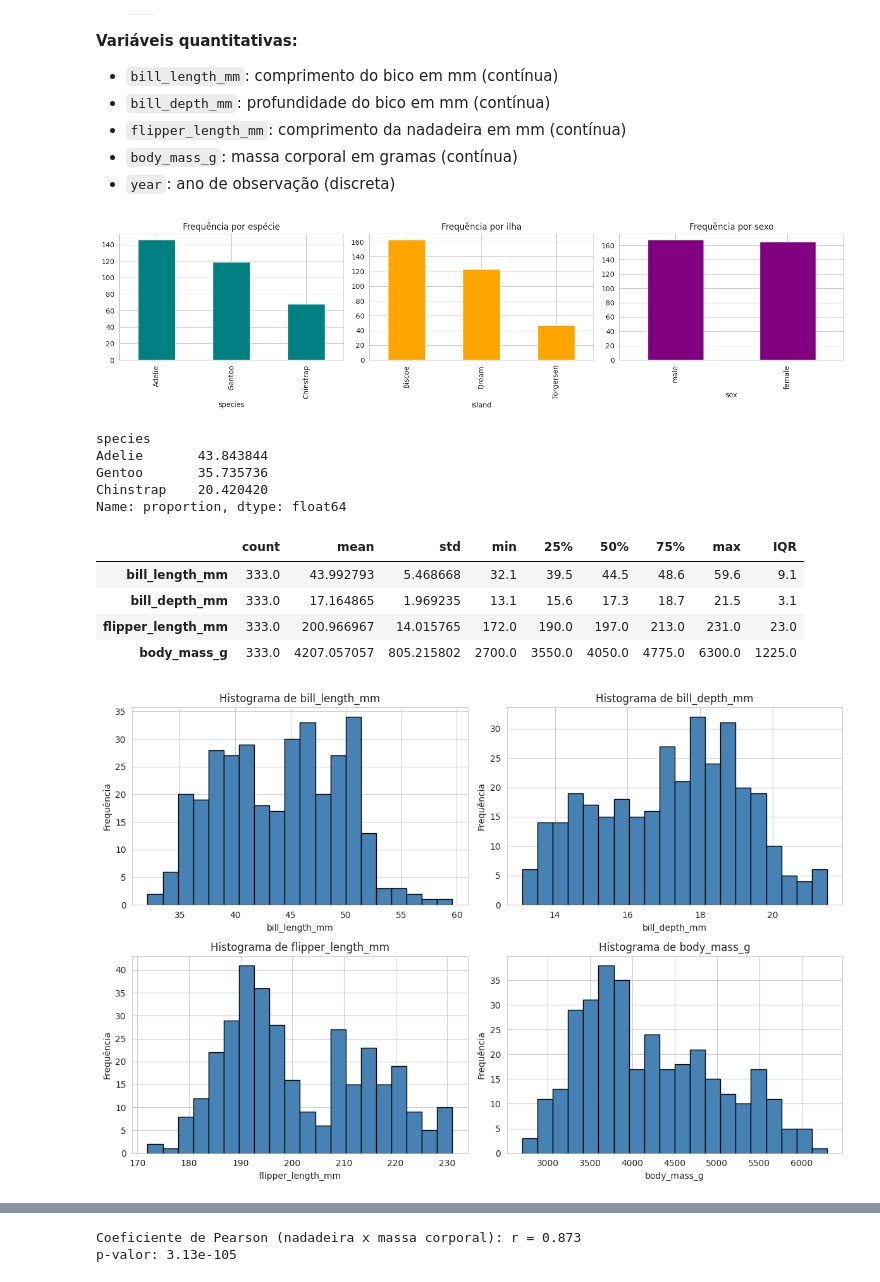
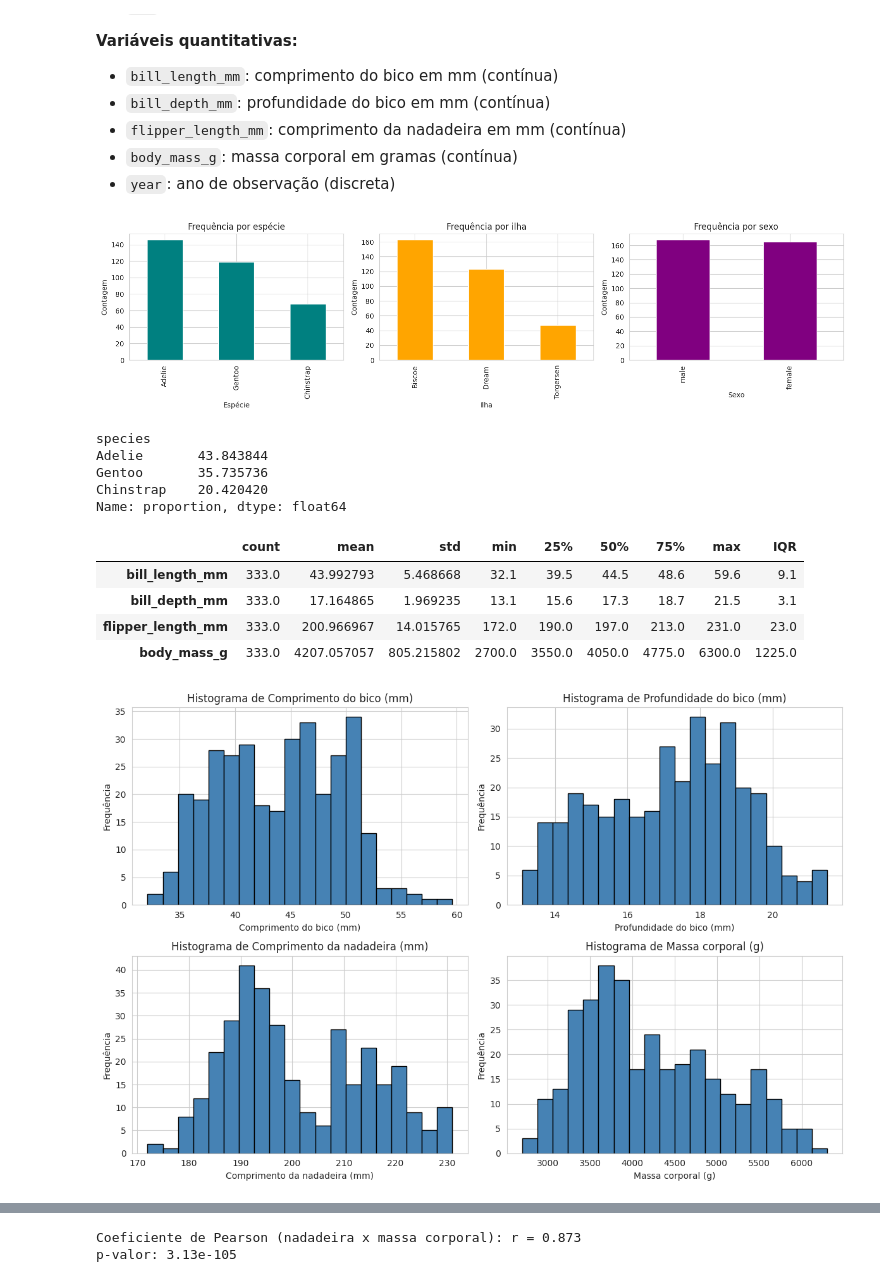
Before and after one commit to babiologa/Bioestat-stica, a Jupyter notebook: Seminário01.ipynb, the cells around one changed output, grey strips where cells are left out. Cells and saved outputs as stored; diff of their text form; code cells hidden in the pictures.

```diff
--- a/Seminário01.ipynb
+++ b/Seminário01.ipynb
@@ -76,23 +76,36 @@ medidas morfológicas de três espécies de pinguins: *Pygoscelis adeliae* (Adel
 - `body_mass_g`: massa corporal em gramas (contínua)
 - `year`: ano de observação (discreta)
 # %%
+import pandas as pd
+import matplotlib.pyplot as plt
+
+url = "https://raw.githubusercontent.com/allisonhorst/palmerpenguins/master/inst/extdata/penguins.csv"
+df = pd.read_csv(url)
+df = df.dropna().reset_index(drop=True)
+
 fig, axes = plt.subplots(1, 3, figsize=(15, 4))
 
 df['species'].value_counts().plot(kind="bar", ax=axes[0], color="teal")
 axes[0].set_title("Frequência por espécie")
+axes[0].set_xlabel("Espécie") # Traduzindo o label do eixo X
+axes[0].set_ylabel("Contagem") # Adicionando label do eixo Y
 
 df["island"].value_counts().plot(kind="bar", ax=axes[1], color="orange")
 axes[1].set_title("Frequência por ilha")
+axes[1].set_xlabel("Ilha") # Traduzindo o label do eixo X
+axes[1].set_ylabel("Contagem") # Adicionando label do eixo Y
 
 df["sex"].value_counts().plot(kind="bar", ax=axes[2], color="purple")
 axes[2].set_title("Frequência por sexo")
+axes[2].set_xlabel("Sexo") # Traduzindo o label do eixo X
+axes[2].set_ylabel("Contagem") # Adicionando label do eixo Y
 
 plt.tight_layout()
 plt.show()
 
 print(df["species"].value_counts(normalize=True) * 100)
 # %% [output]
-[figure, old version]
+[figure, new version]
 species
 Adelie       43.843844
 Gentoo       35.735736
@@ -111,17 +124,33 @@ resumo
 | flipper_length_mm | 333.0 | 200.966967 | 14.015765 | 172.0 | 190.0 | 197.0 | 213.0 | 231.0 | 23.0 |
 | body_mass_g | 333.0 | 4207.057057 | 805.215802 | 2700.0 | 3550.0 | 4050.0 | 4775.0 | 6300.0 | 1225.0 |
 # %%
+import pandas as pd
+import matplotlib.pyplot as plt
+
+url = "https://raw.githubusercontent.com/allisonhorst/palmerpenguins/master/inst/extdata/penguins.csv"
+df = pd.read_csv(url)
+df = df.dropna().reset_index(drop=True)
+
+variaveis_quant = ["bill_length_mm", "bill_depth_mm", "flipper_length_mm", "body_mass_g"]
+
+label_map_quant = {
+    "bill_length_mm": "Comprimento do bico (mm)",
+    "bill_depth_mm": "Profundidade do bico (mm)",
+    "flipper_length_mm": "Comprimento da nadadeira (mm)",
+    "body_mass_g": "Massa corporal (g)"
+}
+
 fig, axes = plt.subplots(2, 2, figsize=(12, 8))
 axes = axes.flatten()
 
 for i, var in enumerate(variaveis_quant):
   axes[i].hist(df[var], bins=20, color="steelblue", edgecolor="black")
-  axes[i].set_title(f"Histograma de {var}")
-  axes[i].set_xlabel(var)
+  axes[i].set_title(f"Histograma de {label_map_quant[var]}") # Traduzindo o título
+  axes[i].set_xlabel(label_map_quant[var]) # Traduzindo o label do eixo X
   axes[i].set_ylabel("Frequência")
 
 plt.tight_layout()
 plt.show()
 # %% [output]
-[figure, old version]
+[figure, new version]
 # %%
```
Also changed, not shown: parts of 2 cells of this notebook.
